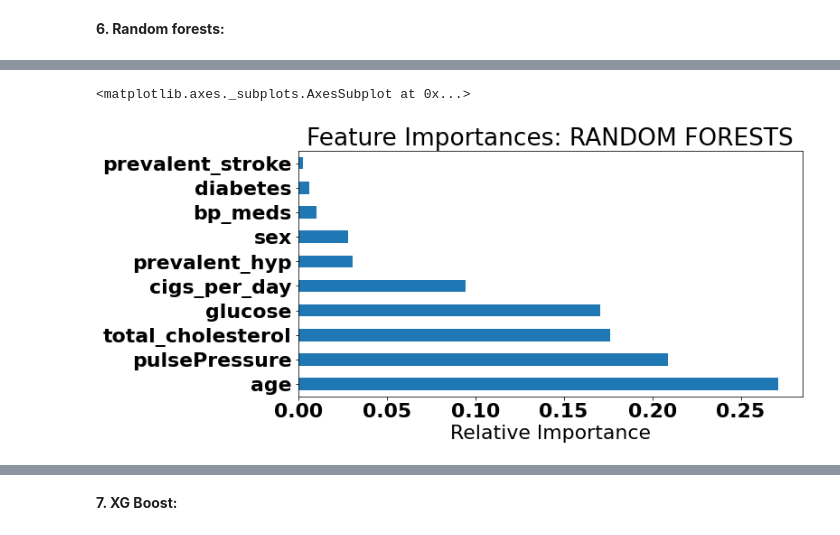
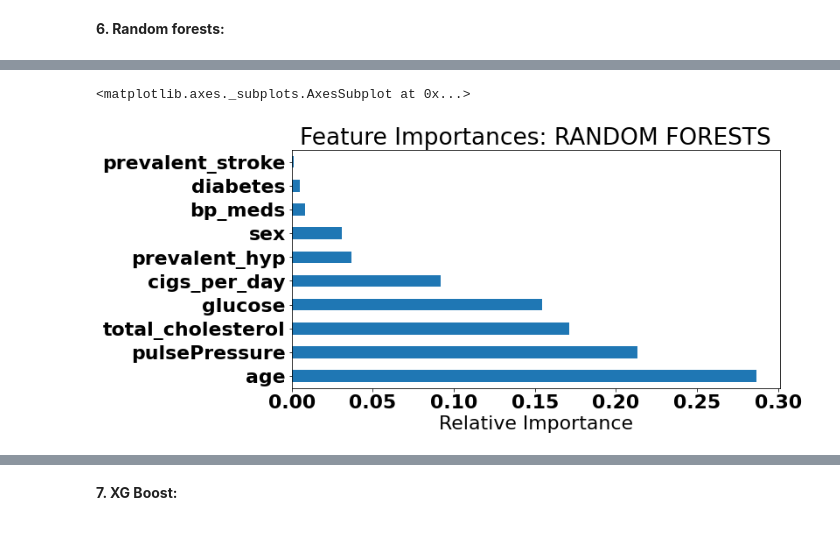
Before and after one commit to Mayank0195/Capstone_Project_ML_Classification, a Jupyter notebook: Cardiovascular_Risk_Prediction_Capstone_Project.ipynb, the cells around one changed output, grey strips where cells are left out. Drawn from its saved outputs; the diff is of its cells as text; code cells hidden in the pictures.

```diff
--- a/Cardiovascular_Risk_Prediction_Capstone_Project.ipynb
+++ b/Cardiovascular_Risk_Prediction_Capstone_Project.ipynb
@@ -1882,14 +1848,0 @@ print(rf_params)
-# %%
-# Use the random grid to search for best hyperparameters
-# First create the base model to tune
-rf = RandomForestClassifier()
-
-# Random search of parameters, using 3 fold cross validation,
-# search across 100 different combinations, and use all available cores
-rf_model = RandomizedSearchCV(estimator = rf,
-                               param_distributions = rf_params,
-                               n_iter = 100,
-                               cv = 3,
-                               verbose=2,
-                               random_state=7,
-                               n_jobs = -1)
@@ -1895,0 +1861,5 @@ rf_model = RandomizedSearchCV(estimator = rf,
+# %%
+# using gridsearchcv to find best parameters
+rf_gridsearch = HalvingGridSearchCV(rf_model,rf_params,cv=cv_method,scoring='recall')
+rf_gridsearch.fit(X_smote,y_smote)
+rf_best_params = rf_gridsearch.best_params_
@@ -1896,4 +1876,11 @@ rf_model = RandomizedSearchCV(estimator = rf,
+# %%
+# Fitting RF model with best parameters
+rf_model = RandomForestClassifier(n_estimators=rf_best_params['n_estimators'],
+                                  min_samples_leaf=rf_best_params['min_samples_leaf'],
+                                  min_samples_split=rf_best_params['min_samples_split'],
+                                  max_depth=rf_best_params['max_depth'],
+                                  random_state=0)
 # %%
-# fit
-rf_model.fit(X_smote,y_smote)
+# training the model
+rf_model.fit(X_smote_scaled, y_smote)
 # %% [output]
@@ -1946,14 +1924,14 @@ weighted avg       0.79      0.80      0.79      1017
 # %%
 # Feature importances
-importances = rf_model.best_estimator_.feature_importances_
-rf_feat_imp = pd.Series(importances, index=X.columns)
+
+rf_feat_imp = pd.Series(rf_model.feature_importances_, index=X.columns)
 plt.figure(figsize=(10,5))
 plt.title('Feature Importances: RANDOM FORESTS')
 plt.xlabel('Relative Importance')
 rf_feat_imp.nlargest(20).plot(kind='barh')
 # %% [output]
 <matplotlib.axes._subplots.AxesSubplot at 0x...>
-[figure, old version]
+[figure, new version]
 # %%
 # Confusion matrix
 rf_confusion_matrix = cm(y_test, rf_test_pred)
```
Also changed, not shown: parts of 59 cells of this notebook.
